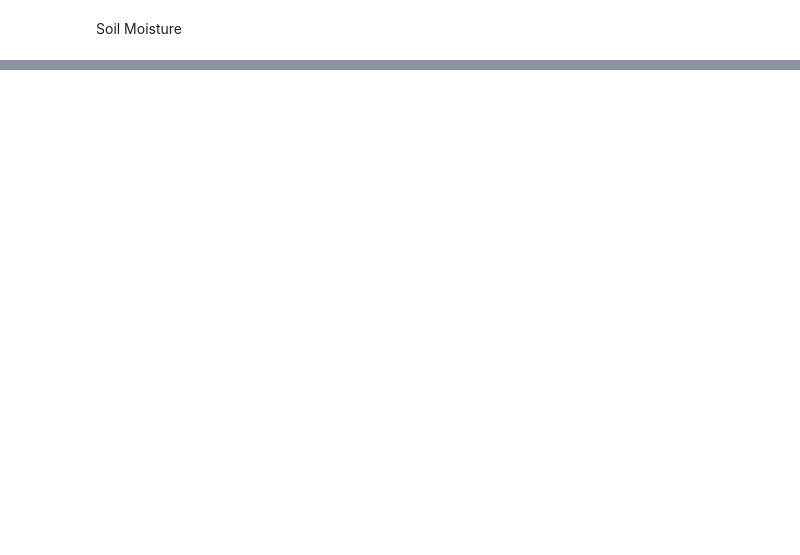
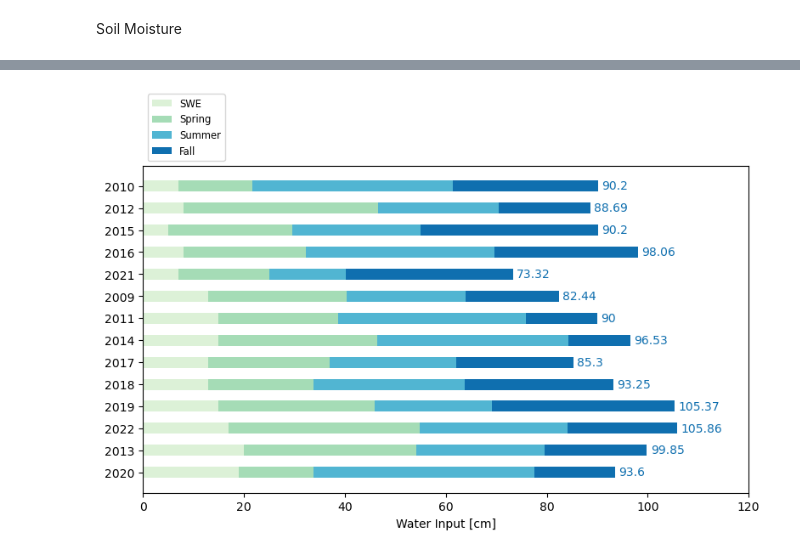
Before and after one commit to mwdjones/mef-snowhydro, a Jupyter notebook: Data and Codes/02_historicalsoilmoistanalysis.ipynb, the cells around one changed output, grey strips where cells are left out. Drawn from its saved outputs; the diff is of its cells as text; code cells hidden in the pictures; blank space fills up the shorter version.

Commit message:
added historical water balance analysis

```diff
--- a/Data and Codes/02_historicalsoilmoistanalysis.ipynb
+++ b/Data and Codes/02_historicalsoilmoistanalysis.ipynb
@@ -6,3 +6,6 @@ import matplotlib.pyplot as plt
 import seaborn as sns
 # %%
 load_path = "./Cleaned Data/Historical/"
+# %%
+pal = sns.color_palette('GnBu', 5)
+pal
@@ -153,0 +197,5 @@ soilMoist_snow.head()
+# %%
+all_water = pd.merge(soilMoist_snow, streamHist_daily[streamHist_daily.Year > 2007], left_on = ['YEAR', 'DOY'], right_on = ['Year', 'DOY'],
+                     how = 'outer')
+all_water = all_water.drop('Year', axis = 1)
+all_water.head()
@@ -153,0 +343,67 @@ soilMoist_snow.head()
+# %%
+#Net Water Input Diagram - Hand done kill me now
+category_names = ['SWE', 'Spring', 'Summer', 'Fall']
+results = {
+    #Lo Snow years
+    '2010': [7, 14.61, 39.72, 28.87],
+    '2012': [8, 38.53, 23.92, 18.24],
+    '2015': [5, 24.66, 25.41, 35.13],
+    '2016': [8, 24.21, 37.44, 28.41],
+    '2021': [7, 18.09, 15.13, 33.1],
+    #Med Snow years
+    '2009': [13, 27.29, 23.69, 18.46],
+    '2011': [15, 23.71, 37.24, 14.05],
+    '2014': [15, 31.34, 37.91, 12.28],
+    '2017': [13, 23.99, 25.06, 23.25],
+    '2018': [13, 20.81, 30, 29.44],
+    '2019': [15, 30.87, 23.25, 36.25],
+    '2022': [17, 37.83, 29.26, 21.77],
+    #High Snow years
+    '2013': [20, 34.12, 25.43, 20.3],
+    '2020': [19, 14.74, 43.85, 16.01]
+}
+
+
+def survey(results, category_names):
+    """
+    Parameters
+    ----------
+    results : dict
+        A mapping from question labels to a list of answers per category.
+        It is assumed all lists contain the same number of entries and that
+        it matches the length of *category_names*.
+    category_names : list of str
+        The category labels.
+    """
+    labels = list(results.keys())
+    data = np.array(list(results.values()))
+    data_cum = data.cumsum(axis=1)
+    category_colors = plt.colormaps['GnBu'](
+        np.linspace(0.15, 0.85, data.shape[1]))
+
+    fig, ax = plt.subplots(figsize=(9.2, 5))
+    ax.invert_yaxis()
+
+    for i, (colname, color) in enumerate(zip(category_names, category_colors)):
+        widths = data[:, i]
+        starts = data_cum[:, i] - widths
+        rects = ax.barh(labels, widths, left=starts, height=0.5,
+                        label=colname, color=color)
+
+        if(i == 3):
+            ax.bar_label(rects, color=color, padding = 3)
+
+    ax.legend(bbox_to_anchor=(0, 1),
+              loc='lower left', fontsize='small')
+
+    ax.set_xlim(0, 120)
+    ax.set_xlabel('Water Input [cm]')
+
+    return fig, ax
+
+
+survey(results, category_names)
+plt.savefig('../Figures/HistoricalFigs/NetWaterInput.pdf', bbox_inches = 'tight')
+plt.show()
+# %% [output]
+[figure, added]
```
Also changed, not shown: parts of 14 cells of this notebook, 7 other files.
